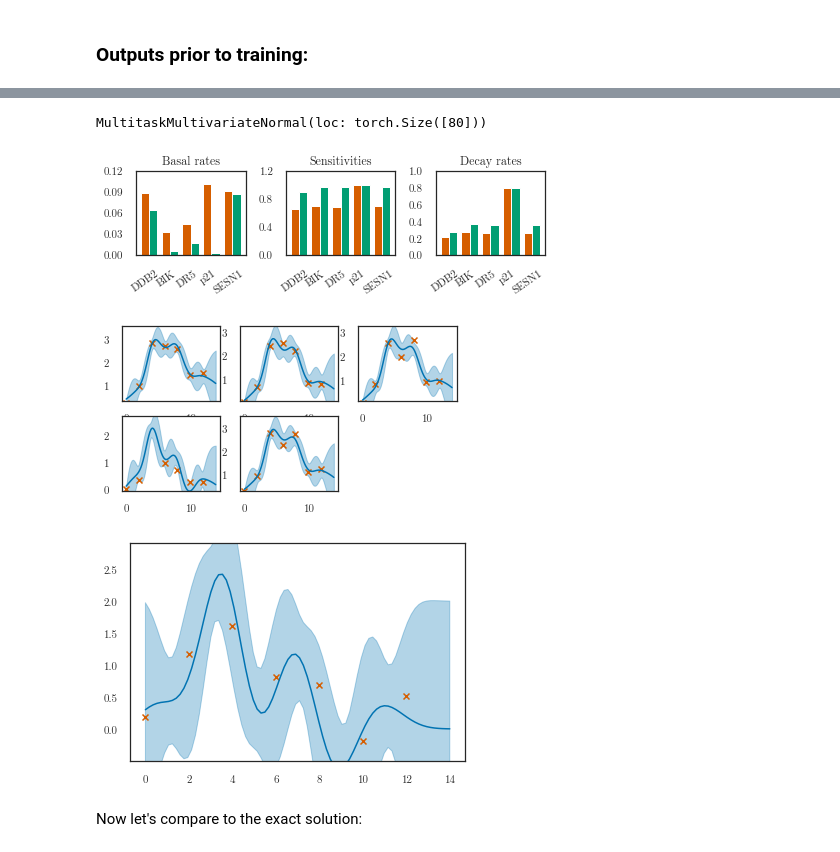
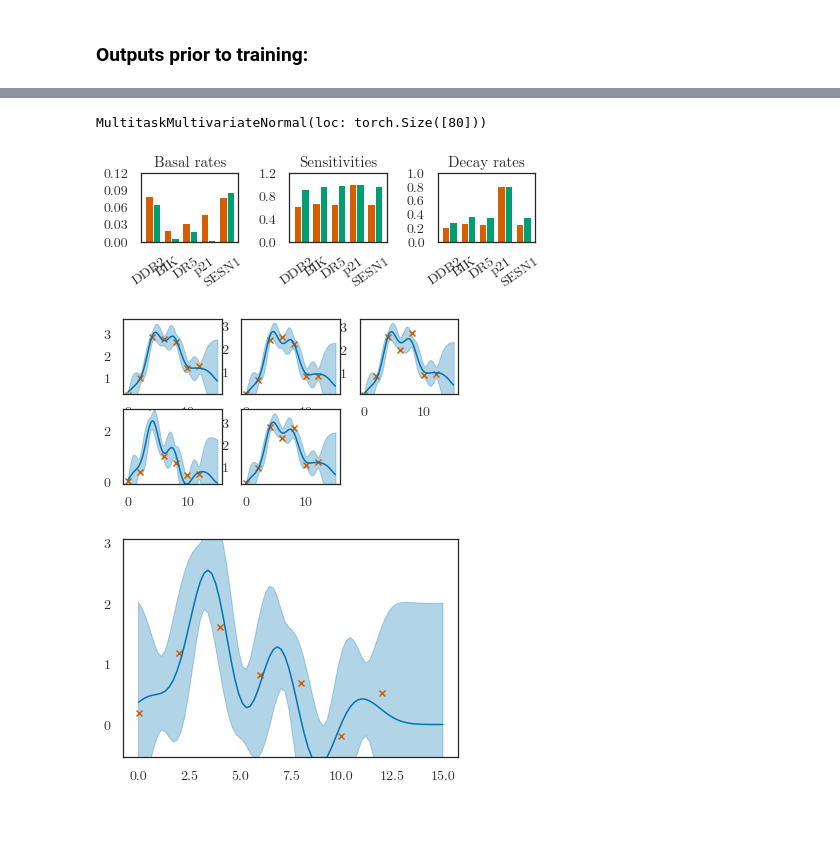
Before and after one commit to mossjacob/alfi, a Jupyter notebook: docs/notebooks/linear/variational.ipynb, the cells around one changed output, grey strips where cells are left out. Saved outputs shown, nothing was run; the diff lists cells and outputs as text; code cells hidden in the pictures; blank space fills up the shorter version.

```diff
--- a/docs/notebooks/linear/variational.ipynb
+++ b/docs/notebooks/linear/variational.ipynb
@@ -202,38 +200,36 @@ Epoch 191/200 - Loss: 1.87 (0.14 1.73) kernel: [[[0.75897986]]]
 # %%
-t_predict = torch.linspace(0, t_end+2, 80, dtype=torch.float32)
+t_predict = torch.linspace(0, t_end+3, 80, dtype=torch.float32)
 
 # plotter.plot_losses(trainer, last_x=200)
 q_m = lfm.predict_m(t_predict, step_size=1e-1)
 q_f = lfm.predict_f(t_predict)
 
 
 titles = ['Basal rates', 'Sensitivities', 'Decay rates']
 kinetics = list()
 for key in ['raw_basal', 'raw_sensitivity', 'raw_decay']:
     kinetics.append(
         lfm.positivity.transform(trainer.parameter_trace[key][-1].squeeze()).numpy())
 kinetics = np.array(kinetics)
 plotter.plot_double_bar(kinetics,
                         ground_truths=p53_ground_truth(),
                         titles=titles,
                         figsize=(6.5, 2.3),
                         yticks=[
                             np.linspace(0, 0.12, 5),
                             np.linspace(0, 1.2, 4),
                             np.arange(0, 1.1, 0.2),
                         ])
 
 
 plt.tight_layout()
 # plt.savefig('./kinetics.pdf', **tight_kwargs)
 
 plotter.plot_gp(q_m, t_predict,
                 t_scatter=dataset.t_observed, y_scatter=dataset.m_observed)
 plotter.plot_gp(q_f, t_predict, t_scatter=dataset.t_observed, y_scatter=dataset.f_observed)
 # %% [output]
 MultitaskMultivariateNormal(loc: torch.Size([80]))
-[figure, old version]
+[figure, new version]
-[figure, old version]
+[figure, new version]
-[figure, old version]
+[figure, new version]
-# %% [markdown]
-Now let's compare to the exact solution:
```
Also changed, not shown: parts of 6 cells of this notebook.
